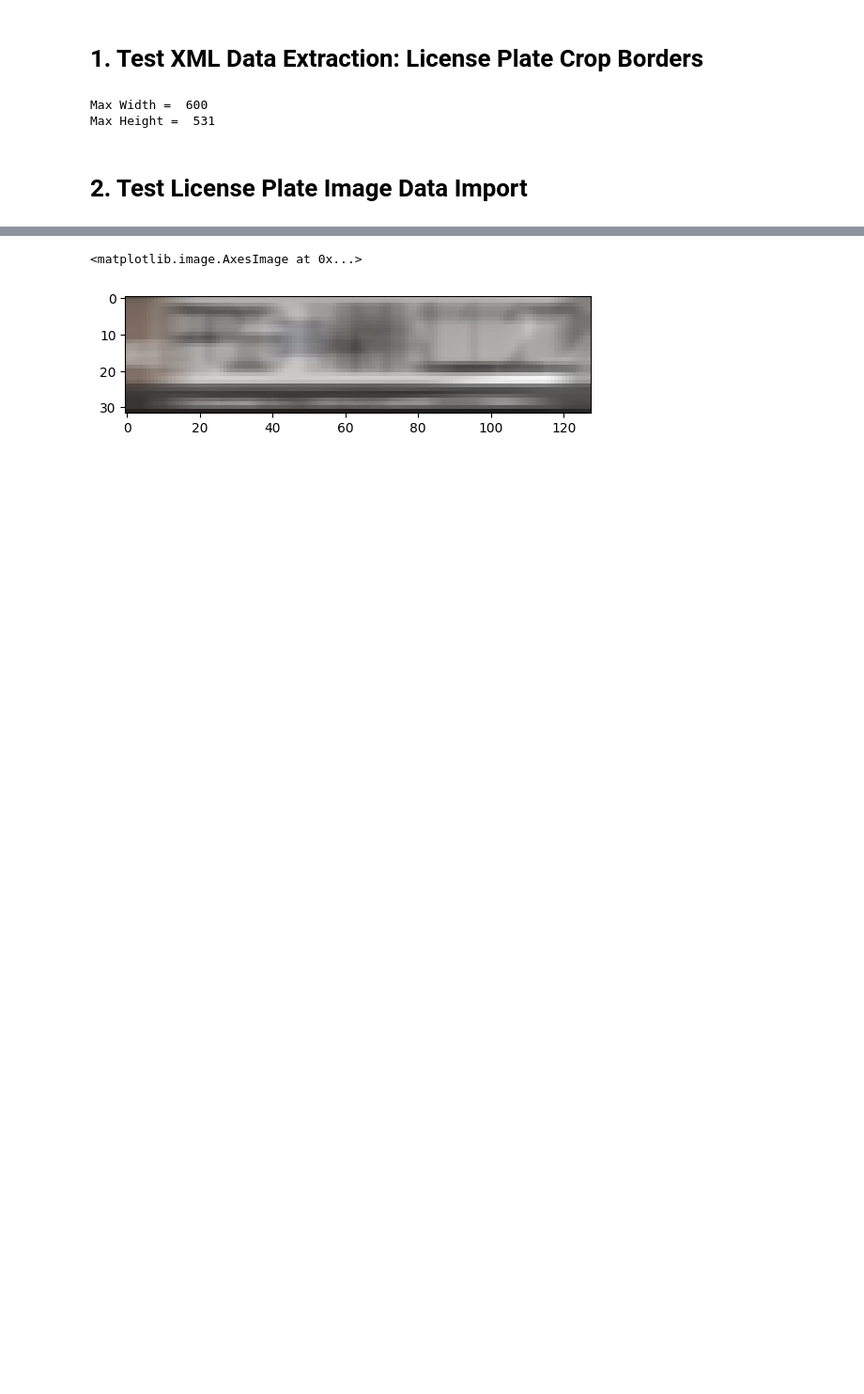
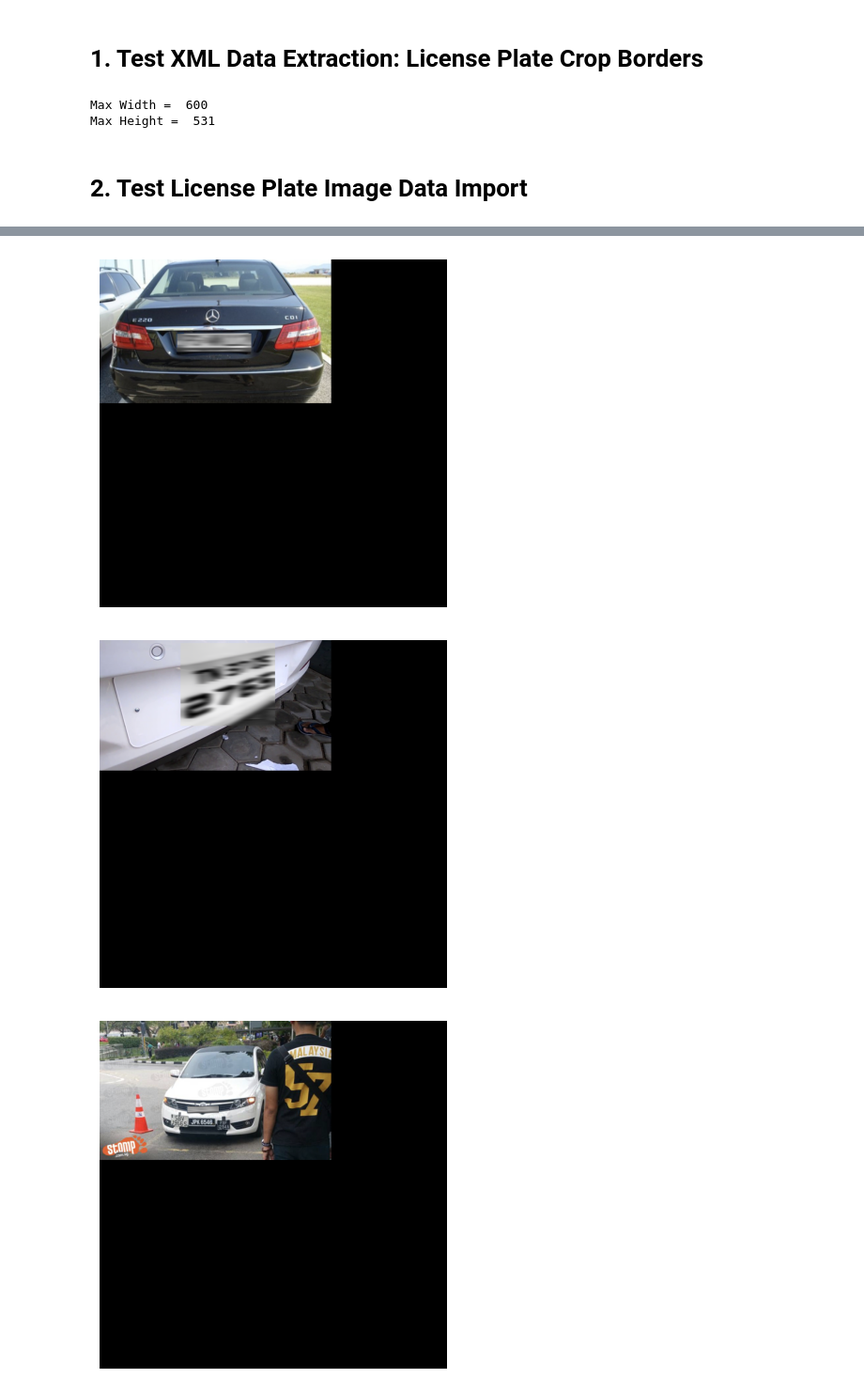
Before and after one commit to Weff24/PrivacyPlate, a Jupyter notebook: pp_blur.ipynb, the cells around one changed output, grey strips where cells are left out. Shown: that part at 94% size. Cells and saved outputs as stored; diff of their text form; code cells hidden in the pictures; blank space fills up the shorter version.

```diff
--- a/pp_blur.ipynb
+++ b/pp_blur.ipynb
@@ -124,7 +91,7 @@ for i, path in enumerate(os.listdir(img_dir_path)):
   fig, ax = plt.subplots()
 
   box = box_locations[int(path[4:-4])]
-  cropped_plate_image = plate_image[box[1]:box[3],box[0]:box[2]]
+  cropped_plate_image = plate_image[box[1]:box[3], box[0]:box[2]]
 
   ax.imshow(cropped_plate_image)
 #   plt.axis("off")
@@ -135,7 +102,7 @@ for i, path in enumerate(os.listdir(img_dir_path)):
   cropped_plate_images.append((cropped_plate_image, box))
 
   i += 1
-  if i == 1:
+  if i == 5:
     break
 # %% [output]
 [figure]
@@ -148,21 +119,32 @@ def to_nearest_odd(n):
         return n + 1
     return n
 # %%
-cropped_plate_image = cropped_plate_images[-1][0]
-cropped_plate_image_tensor = torch.from_numpy(cropped_plate_image)
+for i in range(len(cropped_plate_images)):
+    cropped_plate_image = cropped_plate_images[i][0]
+    cropped_plate_image_tensor = torch.from_numpy(cropped_plate_image)
 
-# print(plate_image_tensor.unsqueeze(1).permute(1, 0, 2, 3).size())
-# plate_image_tensor = plate_image_tensor.unsqueeze(1).permute(1, 0, 2, 3)
-# print(plate_image_tensor.size())
-# kernel_size = (to_nearest_odd(plate_image_tensor.size()[0] // 3), to_nearest_odd(plate_image_tensor.size()[1] // 3))
+    # print(plate_image_tensor.unsqueeze(1).permute(1, 0, 2, 3).size())
+    # plate_image_tensor = plate_image_tensor.unsqueeze(1).permute(1, 0, 2, 3)
+    # print(plate_image_tensor.size())
+    # kernel_size = (to_nearest_odd(plate_image_tensor.size()[0] // 3), to_nearest_odd(plate_image_tensor.size()[1] // 3))
 
-kernel_size = [5, 15]
-sigma = 10
-blurred_plate_image = transforms.functional.gaussian_blur(cropped_plate_image_tensor, kernel_size, sigma).numpy()
+    kernel_size = [5, 15]
+    sigma = 10
+    blurred_plate_image = transforms.functional.gaussian_blur(cropped_plate_image_tensor, kernel_size, sigma).numpy()
 
-fig, ax = plt.subplots()
-box = cropped_plate_images[0][1]
-ax.imshow(blurred_plate_image)
+    # fig, ax = plt.subplots()
+    # box = cropped_plate_images[0][1]
+    # plt.axis("off")
+    # ax.imshow(blurred_plate_image)
+
+    # Place blurred plate back into full image
+    box = plate_images[i][1]
+    plate_images[i][0][box[1]:box[3], box[0]:box[2]] = blurred_plate_image
+
+    fig, ax = plt.subplots()
+    plt.axis("off")
+    ax.imshow(plate_images[i][0])
 # %% [output]
-<matplotlib.image.AxesImage at 0x...>
-[figure, old version]
+[figure, new version]
+[figure, added]
+[figure, added]
```
Also changed, not shown: parts of 22 cells of this notebook.
